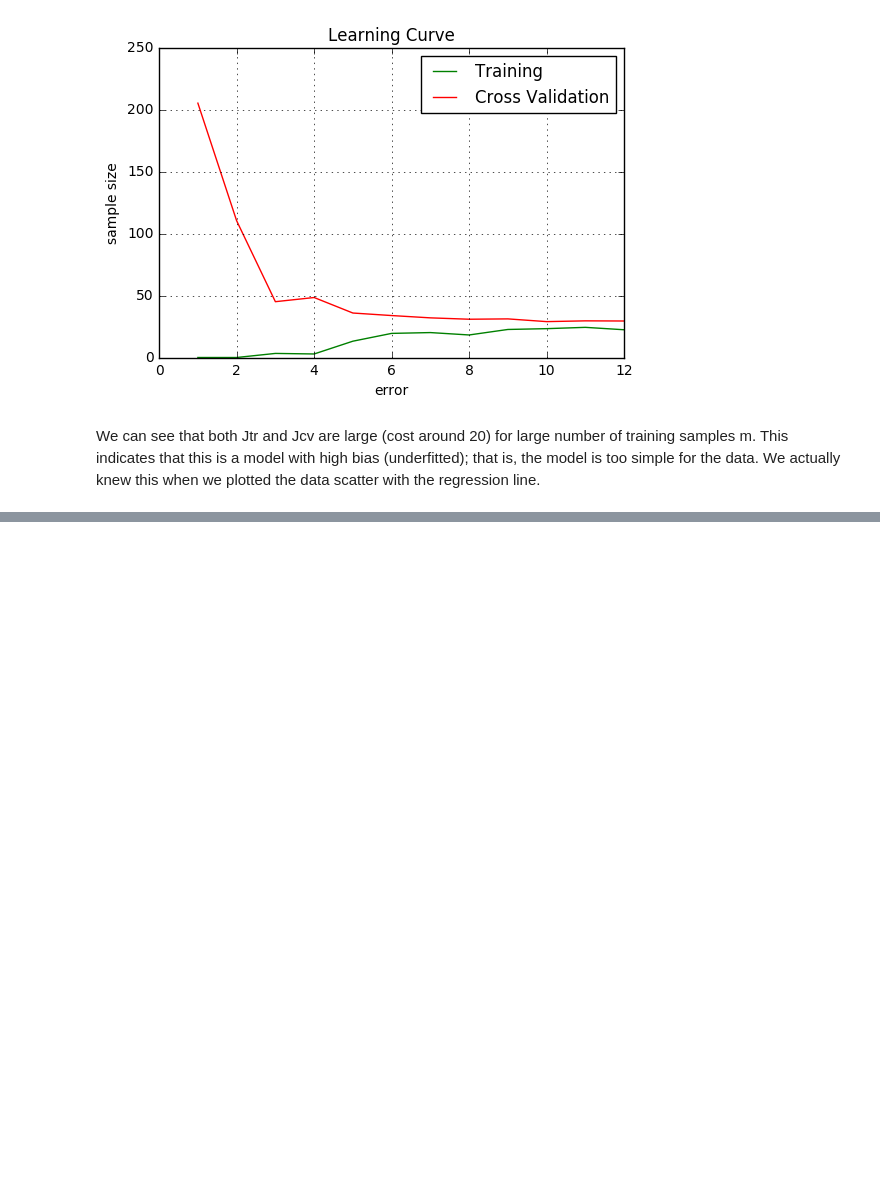
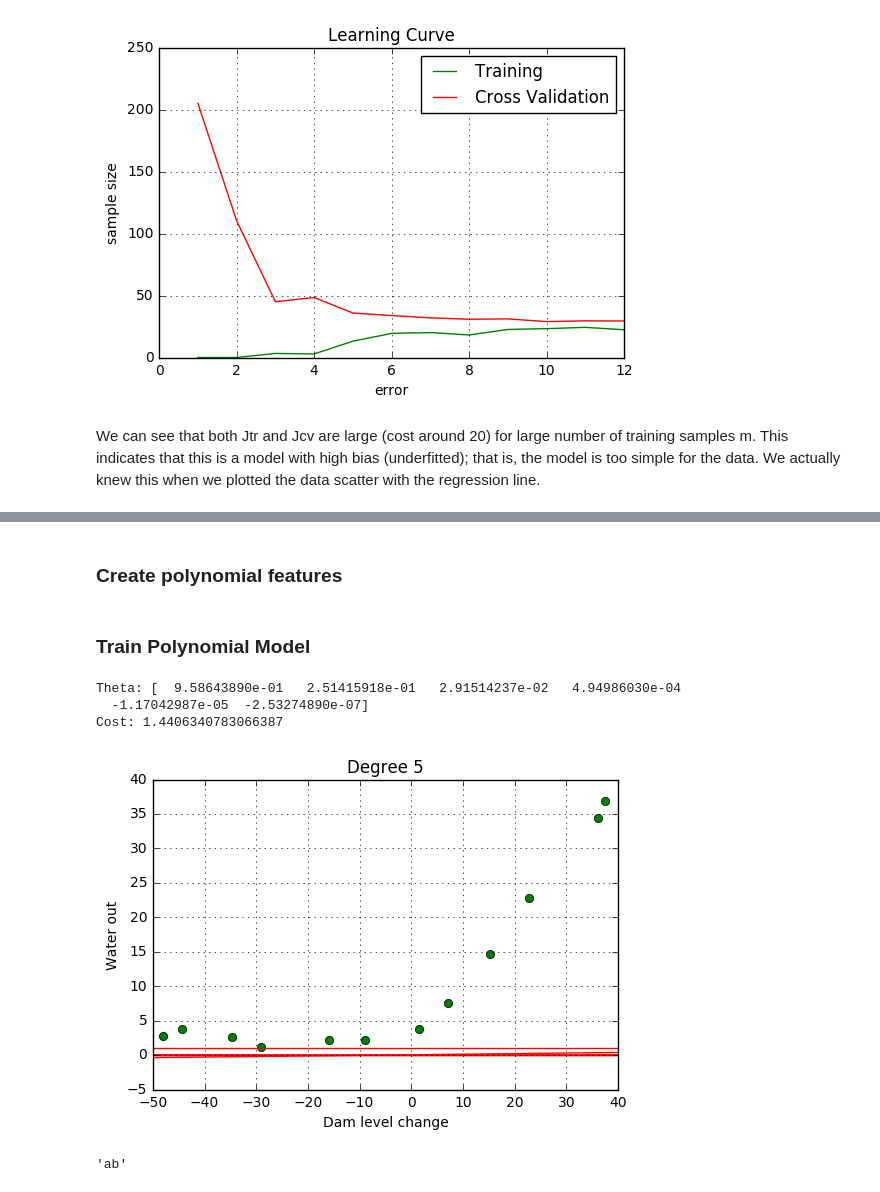
Before and after one commit to eduardbonada/ML-AndrewNg, a Jupyter notebook: ex5. Bias vs Variance/ex5. Bias vs Variance.ipynb, the cells around one changed output, grey strips where cells are left out. Cells and saved outputs as stored; diff of their text form; code cells hidden in the pictures; blank space fills up the shorter version.

Commit message:
ex5. implemented regression with plynomial features

```diff
--- a/ex5. Bias vs Variance/ex5. Bias vs Variance.ipynb
+++ b/ex5. Bias vs Variance/ex5. Bias vs Variance.ipynb
@@ -209,0 +216,2 @@ We can see that both Jtr and Jcv are large (cost around 20) for large number of
+# %% [markdown]
+### Create polynomial features
@@ -209,0 +245,55 @@ We can see that both Jtr and Jcv are large (cost around 20) for large number of
+# %% [markdown]
+### Train Polynomial Model
+# %%
+# function that plots the polynomial regression line on top of the scatter data plot
+def plotPolynomialFit(theta, original_means, original_std_devs):
+
+    # create linear space to plot
+    points_to_plot = 50
+    x_values = np.linspace(-50, 40, points_to_plot)
+
+    # construct 'fake' x matrix (representing all the points to plot) to compute h(x)
+    x_mat = np.ones((points_to_plot,1))
+    x_mat = np.insert(x_mat, x_mat.shape[1], x_values.T, axis=1)
+    x_mat = generatePolynomialFeatures(x_mat, len(theta)-1)
+
+    # normalize using original means and std_devs
+    x_mat[:,1:] = x_mat[:,1:] - original_means[1:]
+    x_mat[:,1:] = x_mat[:,1:] / original_std_devs[1:]
+
+    # convert to matrices to use notation of algebra operations
+    theta = np.matrix(theta)
+    x_mat = np.matrix(x_mat)
+
+    # plot regression line
+    plt.plot(x_values, h(x_mat, theta), 'r-')
+# %%
+poly_degree = 5
+
+# create the normalized polynomial features up to poly_degree
+Xtr_poly = generatePolynomialFeatures(Xtr,poly_degree)
+Xtr_poly_norm, original_means, original_std_devs = normalizeFeatures(Xtr_poly)
+
+# set a thetaStart initialized to zeros
+thetaStart = np.zeros(Xtr_poly.shape[1],dtype=np.float)
+
+# regularization parameter (note it is not used to compute Jtr and Jcv)
+lmbda = 0
+
+# train model
+theta_final, cost = optimizeTheta(Xtr_poly_norm, ytr, thetaStart, lmbda)
+
+print("Theta: {0}\nCost: {1}".format(str(theta_final), cost))
+
+# plot scatter data and regression line
+plotScatter(Xtr[:,1],ytr,'Degree '+str(poly_degree),'Water out','Dam level change')
+plotPolynomialFit(theta_final, original_means, original_std_devs)
+# %% [output]
+Theta: [  9.58643890e-01   2.51415918e-01   2.91514237e-02   4.94986030e-04
+  -1.17042987e-05  -2.53274890e-07]
+Cost: 1.4406340783066387
+[figure, added]
+# %%
+"a"+"b"
+# %% [output]
+'ab'
```
Also changed, not shown: parts of 3 cells of this notebook.
